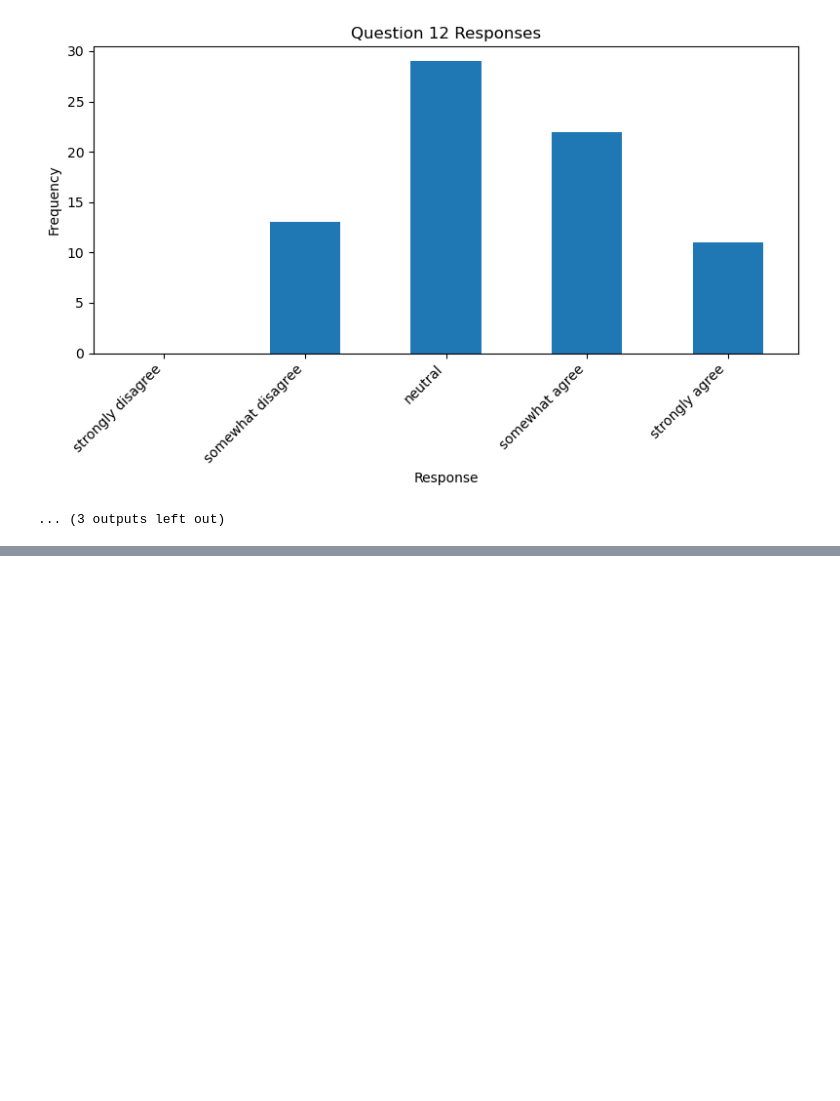
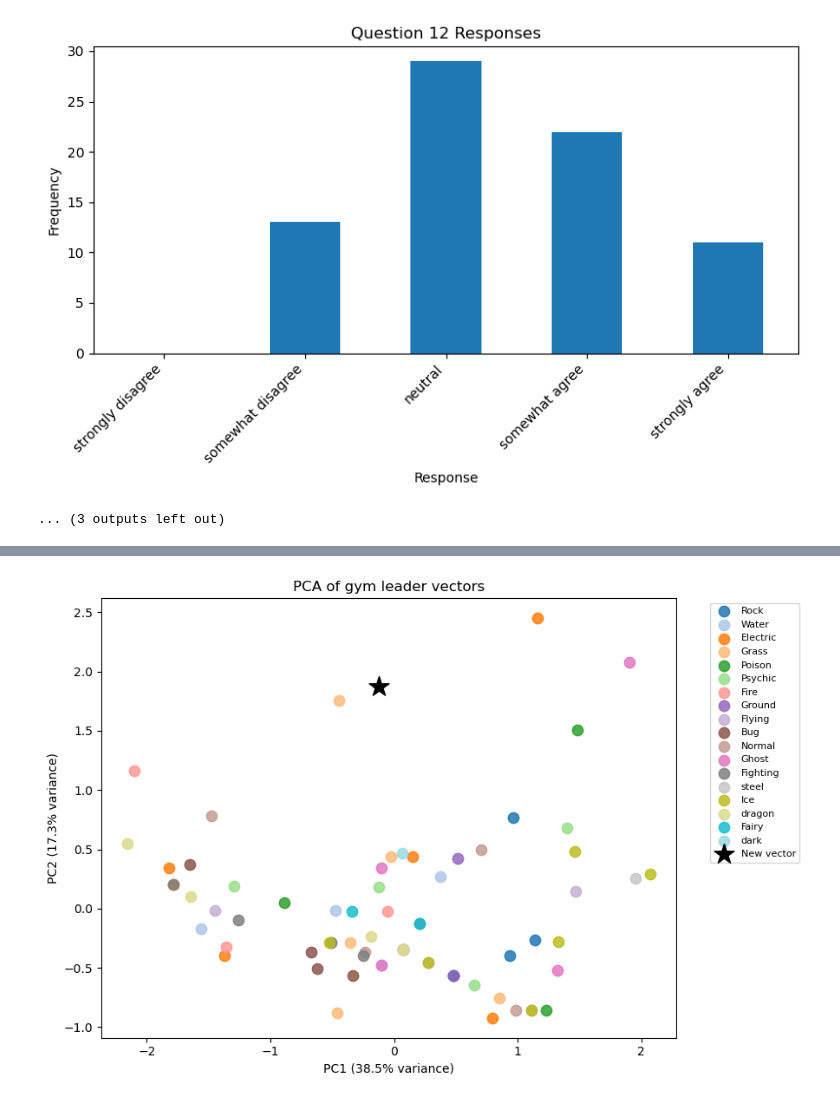
Before and after one commit to Brandonminer333/sematic-personality-quiz, a Jupyter notebook: gym_leader_eda.ipynb, the cells around one changed output, grey strips where cells are left out. Cells and saved outputs as stored; diff of their text form; code cells hidden in the pictures; blank space fills up the shorter version.

```diff
--- a/gym_leader_eda.ipynb
+++ b/gym_leader_eda.ipynb
@@ -181,0 +273,4 @@ ranking = rank_types_by_similarity(new_vector, vectors, df)
+# %%
+plot_pca(np.zeros(15), vectors, df)
+# %% [output]
+[figure, added]
```
Also changed, not shown: parts of 9 cells of this notebook, 7 other files.
